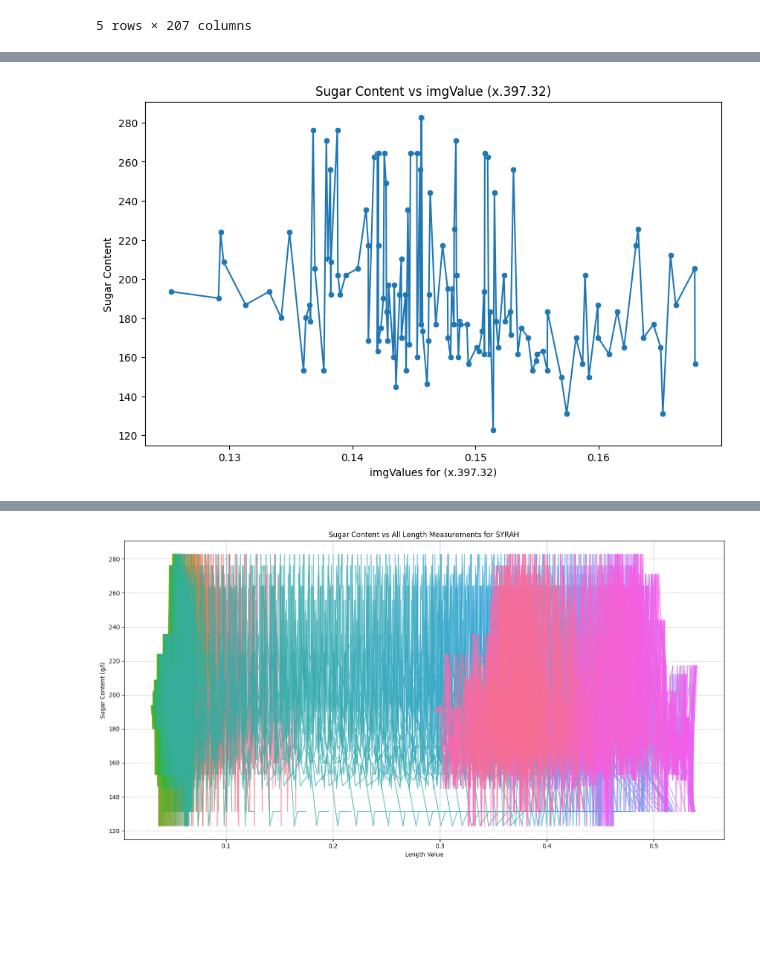
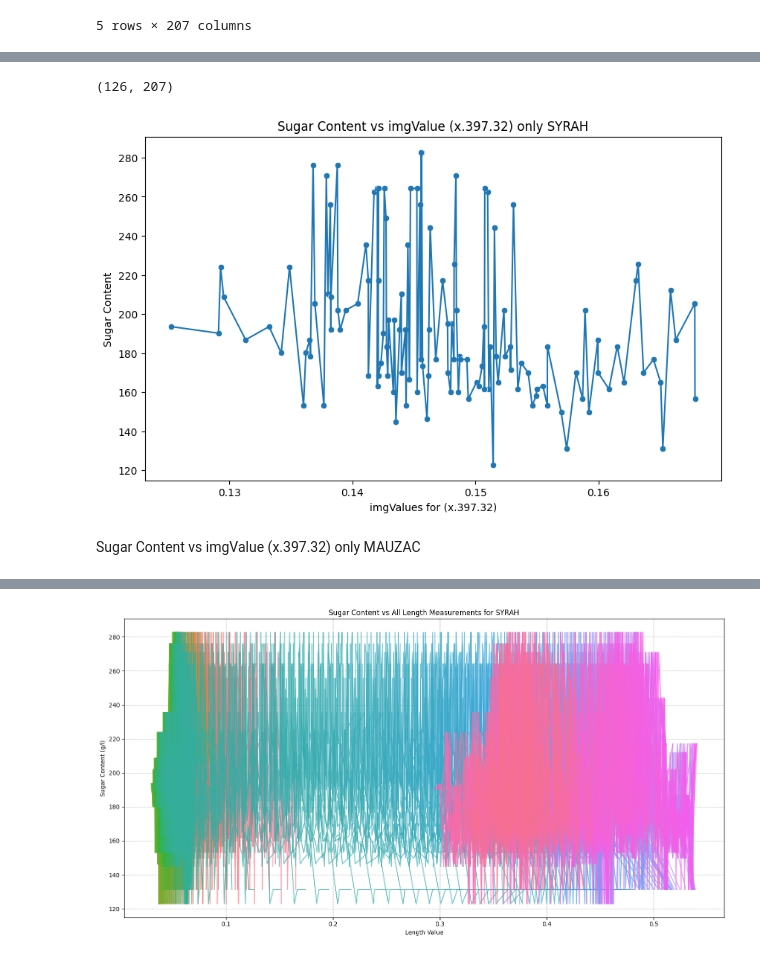
Before and after one commit to wathsan11/ML-grape-berries-hyperspectral-, a Jupyter notebook: GrapeBerriesHyperspectral.ipynb, the cells around one changed output, grey strips where cells are left out. Drawn from its saved outputs; the diff is of its cells as text; code cells hidden in the pictures; blank space fills up the shorter version.

```diff
--- a/GrapeBerriesHyperspectral.ipynb
+++ b/GrapeBerriesHyperspectral.ipynb
@@ -83,10 +142,16 @@ display(syrah_length_columns_df.head())
+# %%
+df_syrah.shape
+# %% [output]
+(126, 207)
 # %%
-plt.figure(figsize=(10, 6))
+fig4=plt.figure(figsize=(10, 6))
 sns.lineplot(x="x.397.32", y="Sugar content (g/l)", data=df_syrah)
 sns.scatterplot(x="x.397.32", y="Sugar content (g/l)", data=df_syrah)
-plt.title("Sugar Content vs imgValue (x.397.32)")
+plt.title("Sugar Content vs imgValue (x.397.32) only SYRAH")
 plt.xlabel("imgValues for (x.397.32)")
 plt.ylabel("Sugar Content")
 plt.show()
 # %% [output]
-[figure, old version]
+[figure, new version]
+# %% [markdown]
+Sugar Content vs imgValue (x.397.32) only MAUZAC
```
Also changed, not shown: parts of 43 cells of this notebook.
